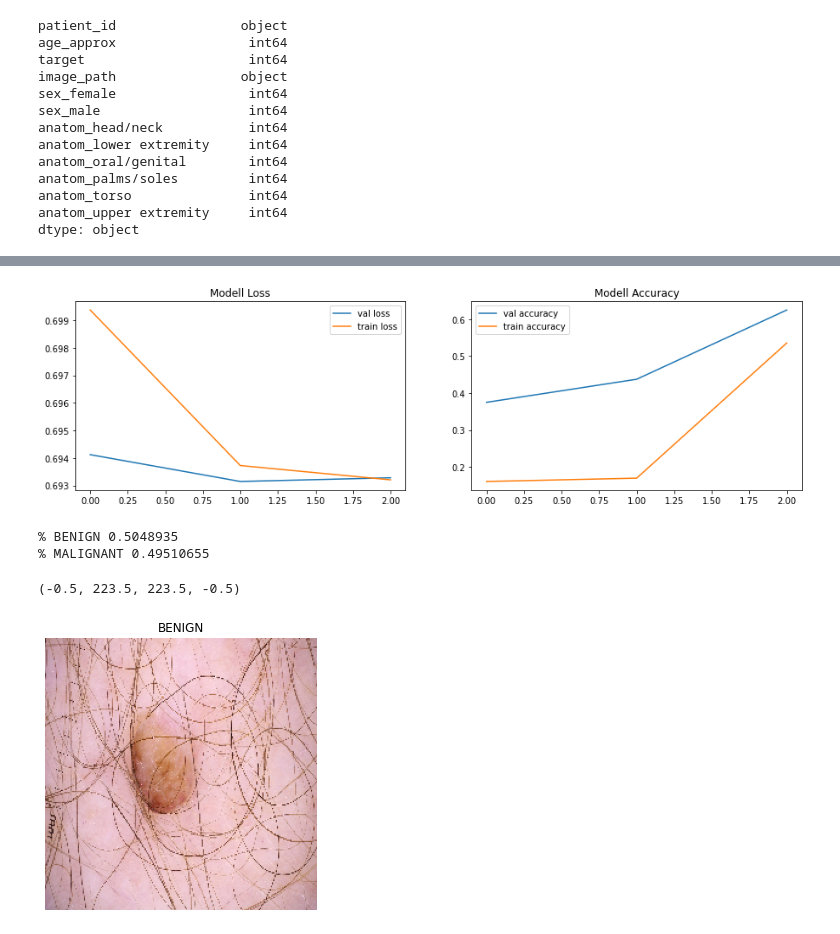
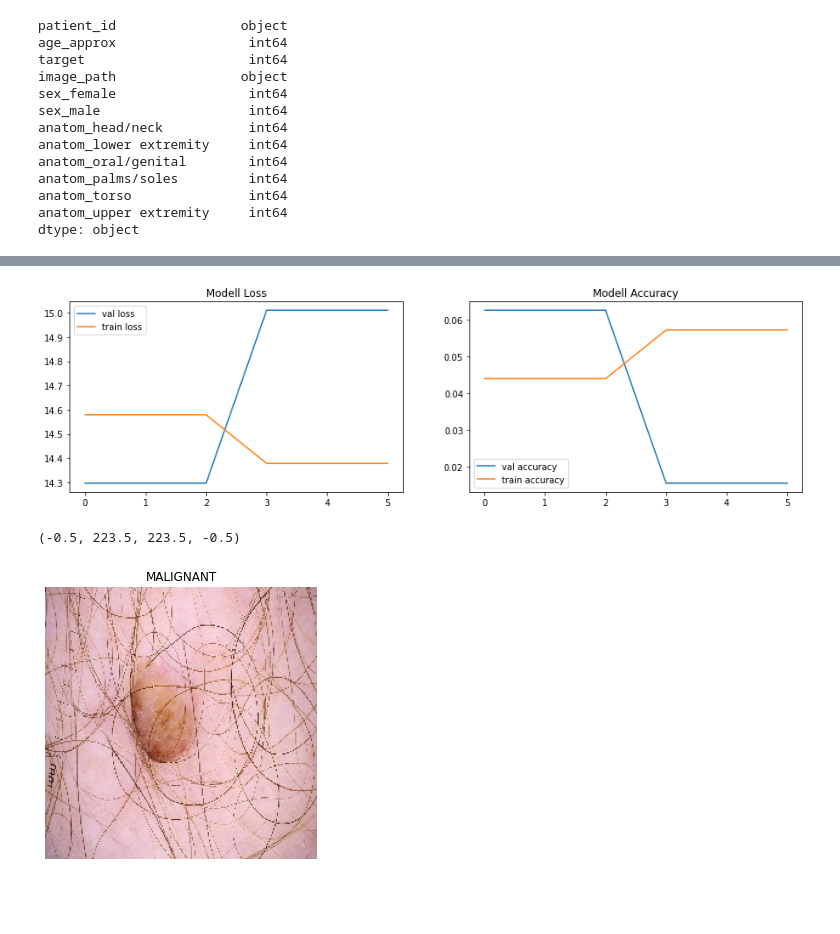
Before and after one commit to SaschaMet/melanoma-classification, a Jupyter notebook: eda.ipynb, the cells around one changed output, grey strips where cells are left out. Cells and saved outputs as stored; diff of their text form; code cells hidden in the pictures; blank space fills up the shorter version.

```diff
--- a/eda.ipynb
+++ b/eda.ipynb
@@ -144,8 +144,10 @@ test['age_approx'] = test['age_approx'].fillna(int(np.mean(test['age_approx'])))
 train['age_approx'] = train['age_approx'].astype('int')
 test['age_approx'] = test['age_approx'].astype('int')
 
-# Get a balanced dataset - 1 means 50 / 50 => equal amount of positive and negative cases in Training
-balance = 4 # 4 = 20 %
+# Get a balanced dataset
+# 1 means 50 / 50 => equal amount of positive and negative cases in Training
+# 4 = 20 %; 8 = ~11%; 12 = ~8%
+balance = 12
 p_inds = train[train.target == 1].index.tolist()
 np_inds = train[train.target == 0].index.tolist()
 
@@ -343,3 +339,11 @@ def create_experiment_model():
         layers.Dense(NUM_CLASSES, activation='softmax')
     ])
     return model
+# %%
+# reduce the df and batch size when running on a cpu
+if DEVICE == 'CPU':
+    print("reduce the amount of data and the number of epchs and folds because of cpu runtime")
+    # take 30% of the available data
+    train = train.sample(int(train.shape[0] * 0.3))
+    EPOCHS = 3
+    FOLDS = 2
@@ -363,6 +369,9 @@ model.compile(
     metrics=METRICS,
 )
 
+print("Start training with", train.shape[0], "rows")
+print(" ")
+
 # extract the y variable
 y_set = train[['target']]
 
@@ -372,6 +381,9 @@ x_set = train[x_set_columns]
 #  Define per-fold score containers
 acc_per_fold = []
 loss_per_fold = []
+
+# save all model histories
+histories = []
 
 # Define the K-fold Cross Validator
 kfold = StratifiedKFold(n_splits=FOLDS, shuffle=True, random_state=SEED)
@@ -410,11 +422,16 @@ for train_index, validation_index in kfold.split(x_set, y_set):
             verbose=VERBOSE_LEVEL
         )
 
+    # save model history
+    histories.append(history)
+
     # Generate generalization metrics
     scores = model.evaluate(valX, valY, verbose=0)
     print(f'Score for fold {fold_no}: {model.metrics_names[0]} of {scores[0]}; {model.metrics_names[1]} of {scores[1]*100}%')
     acc_per_fold.append(scores[1] * 100)
     loss_per_fold.append(scores[0])
+    print(" ")
+    print(" ")
 
     # Increase fold number
     fold_no = fold_no + 1
@@ -462,12 +479,28 @@ Average scores for all folds:
 ------------------------------------------------------------------------
+# %%
+# create a empty history object in which we can save all of our training histories
+history = dict()
+
+# prepare the history object
+for key in histories[0].history.keys():
+    history[key] = []
+
+# add the data
+for hist in histories:
+    for key in hist.history.keys():
+        history[key].append(hist.history[key])
+
+# flatten the metric lists
+for key in histories[0].history.keys():
+    history[key] = sum(history[key], [])
 # %%
 save_history(history, timestamp)
-if DEVICE != 'CPU':
+if SAVE_OUTPUT:
     model_json = model.to_json()
     with open("./" + timestamp + "-model.json", "w") as json_file:
         json_file.write(model_json)
 # %% [output]
-[figure, old version]
+[figure, new version]
 # %%
 image_path = test.iloc[0].image_path
 img = keras.preprocessing.image.load_img(image_path, target_size=IMG_SIZE)
@@ -478,11 +511,10 @@ img_array = tf.expand_dims(img, 0)
 predictions = model.predict(img_array)
 score = tf.nn.softmax(predictions[0])
 score = score.numpy()
-print("% BENIGN", score[0])
-print("% MALIGNANT", score[1])
+score = int(score[0])
 
 finding = "BENIGN"
-if score[0] < score[1]:
+if score == 1:
     finding = "MALIGNANT"
 
 plt.figure(figsize=(5,5))
@@ -490,8 +522,6 @@ plt.imshow(img)
 plt.title(finding)
 plt.axis("off")
 # %% [output]
-% BENIGN 0.5048935
-% MALIGNANT 0.49510655
+(-0.5, 223.5, 223.5, -0.5)
-(-0.5, 223.5, 223.5, -0.5)
-[figure, old version]
+[figure, new version]
 # %%
```
Also changed, not shown: parts of 12 cells of this notebook.
